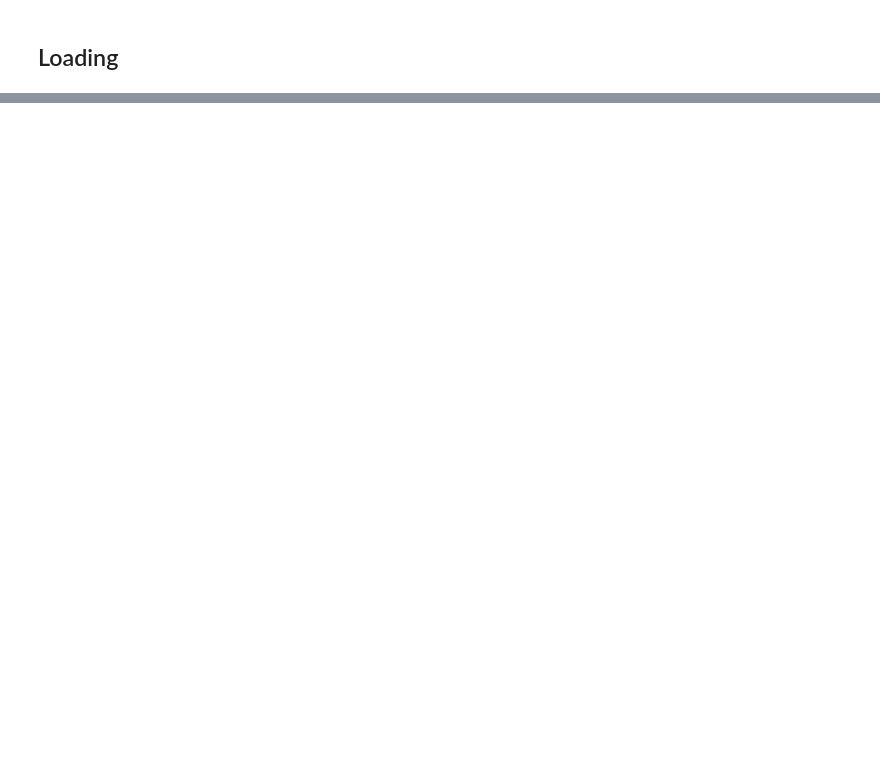
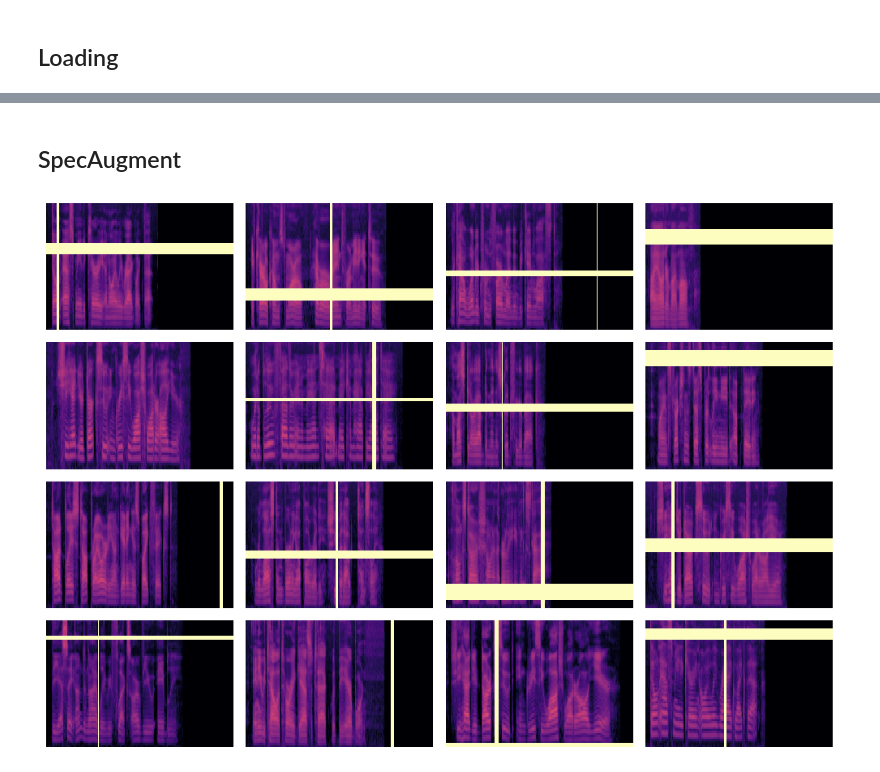
Before and after one commit to syalabi-seet/HoloMora, a Jupyter notebook: TIMIT-preprocess.ipynb, the cells around one changed output, grey strips where cells are left out. Cells and saved outputs as stored; diff of their text form; code cells hidden in the pictures; blank space fills up the shorter version.

```diff
--- a/TIMIT-preprocess.ipynb
+++ b/TIMIT-preprocess.ipynb
@@ -160,10 +169,10 @@ def ArgParser():
     parser.add_argument("--n_splits", dest="n_splits", type=int, default=5)
     parser.add_argument("--sample_rate", dest="sample_rate", type=int, default=16000)
     parser.add_argument("--n_fft", dest="n_fft", type=int, default=2048)
-    parser.add_argument("--window_size", dest="window_size", type=int, default=400)
+    parser.add_argument("--window_size", dest="window_size", type=int, default=480)
     parser.add_argument("--hop_length", dest="hop_length", type=int, default=160) # 160 samples = 10ms
     parser.add_argument("--n_mels", dest="n_mels", type=int, default=64)
-    parser.add_argument("--max_samples", dest="max_samples", type=int, default=70000)
+    parser.add_argument("--max_samples", dest="max_samples", type=int, default=67200)
     parser.add_argument("--main_dir", dest='main_dir', type=str, default="Datasets/TIMIT-dataset/tfrec_data")
 
 
@@ -466,16 +392,20 @@ TypeError: in user code:
+# %% [markdown]
+## SpecAugment
 # %%
 import librosa.display
 
-spectrogram = list(next(iter(train)).values())[-1]
+spectrogram, mask = next(iter(train))[0].values()
 
 plt.figure(figsize=(10, 7))
 n_samples = spectrogram.shape[0]
 row = 4; col = int(n_samples / 4)
 
 for i in range(n_samples):
     plt.subplot(row, col, i+1)
     plt.axis("off")
     librosa.display.specshow(spectrogram[i].numpy().T)
 
 plt.tight_layout()
 plt.show()
+# %% [output]
+[figure, added]
```
Also changed, not shown: parts of 18 cells of this notebook, 5 other files.
